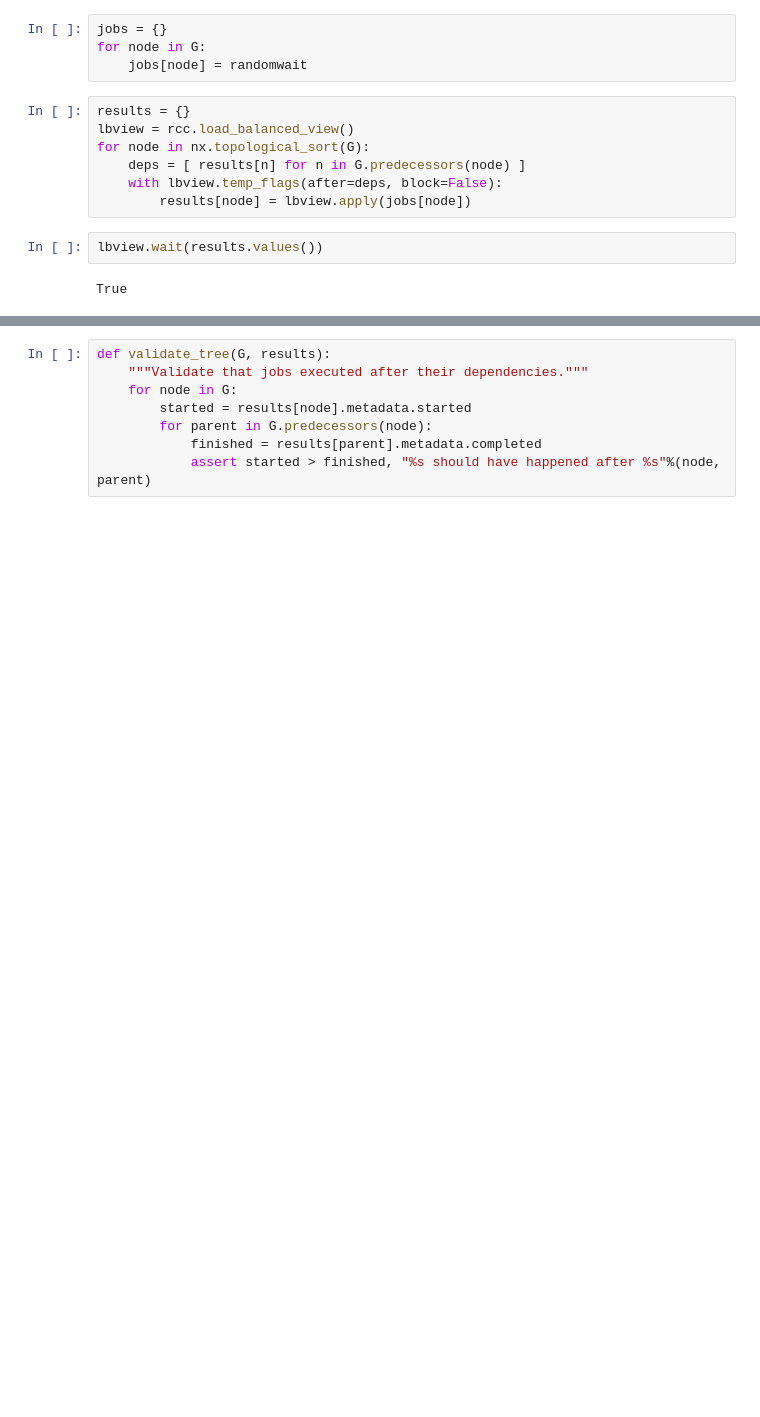
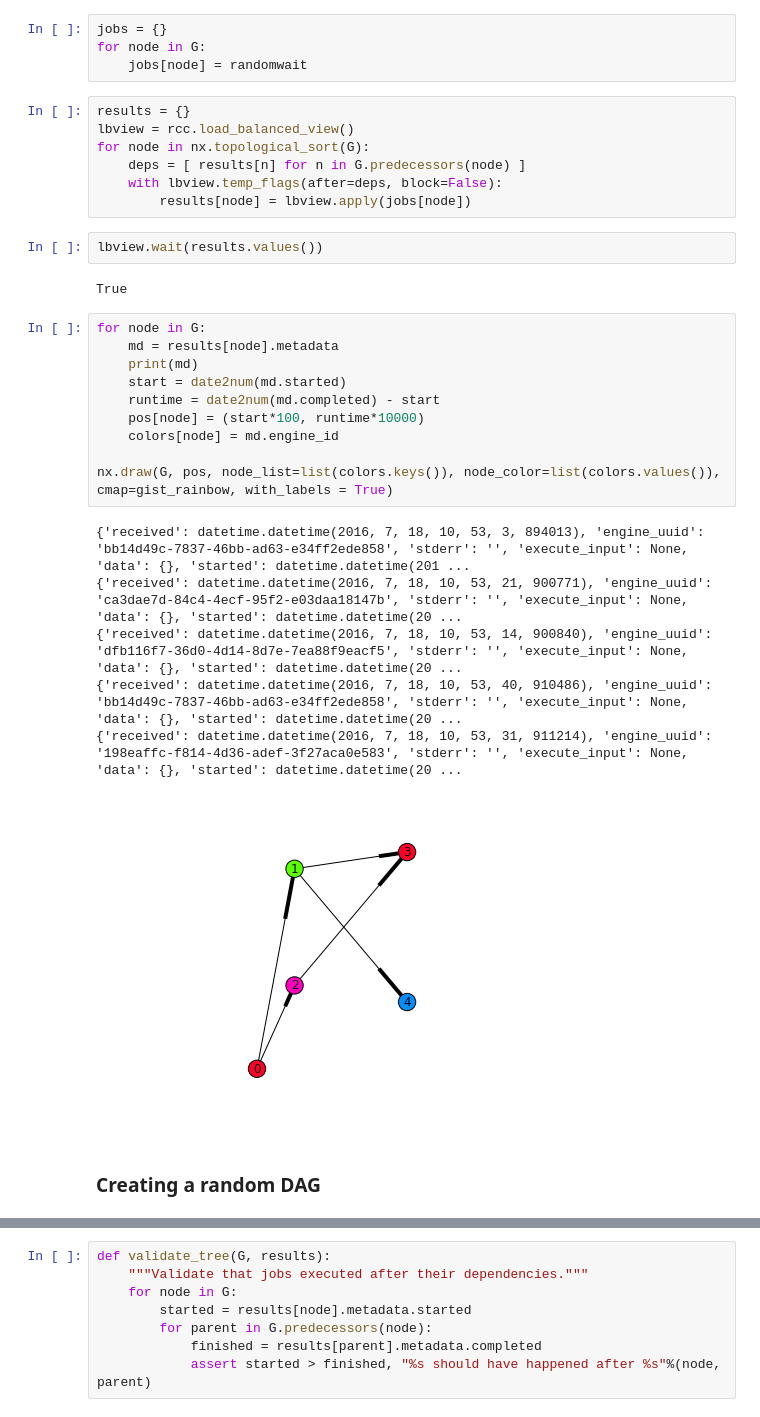
Before and after one commit to hlynch/XSEDE-2016-jupyterhub, a Jupyter notebook: 04_ipyparallel.ipynb, the cells around one changed output, grey strips where cells are left out. Saved outputs shown, nothing was run; the diff lists cells and outputs as text; blank space fills up the shorter version.

```diff
--- a/04_ipyparallel.ipynb
+++ b/04_ipyparallel.ipynb
@@ -441,3 +426,22 @@ for node in nx.topological_sort(G):
 lbview.wait(results.values())
 # %% [output]
 True
+# %%
+for node in G:
+    md = results[node].metadata
+    print(md)
+    start = date2num(md.started)
+    runtime = date2num(md.completed) - start
+    pos[node] = (start*100, runtime*10000)
+    colors[node] = md.engine_id
+
+nx.draw(G, pos, node_list=list(colors.keys()), node_color=list(colors.values()), cmap=gist_rainbow, with_labels = True)
+# %% [output]
+{'received': datetime.datetime(2016, 7, 18, 10, 53, 3, 894013), 'engine_uuid': 'bb14d49c-7837-46bb-ad63-e34ff2ede858', 'stderr': '', 'execute_input': None, 'data': {}, 'started': datetime.datetime(201 ...
+{'received': datetime.datetime(2016, 7, 18, 10, 53, 21, 900771), 'engine_uuid': 'ca3dae7d-84c4-4ecf-95f2-e03daa18147b', 'stderr': '', 'execute_input': None, 'data': {}, 'started': datetime.datetime(20 ...
+{'received': datetime.datetime(2016, 7, 18, 10, 53, 14, 900840), 'engine_uuid': 'dfb116f7-36d0-4d14-8d7e-7ea88f9eacf5', 'stderr': '', 'execute_input': None, 'data': {}, 'started': datetime.datetime(20 ...
+{'received': datetime.datetime(2016, 7, 18, 10, 53, 40, 910486), 'engine_uuid': 'bb14d49c-7837-46bb-ad63-e34ff2ede858', 'stderr': '', 'execute_input': None, 'data': {}, 'started': datetime.datetime(20 ...
+{'received': datetime.datetime(2016, 7, 18, 10, 53, 31, 911214), 'engine_uuid': '198eaffc-f814-4d36-adef-3f27aca0e583', 'stderr': '', 'execute_input': None, 'data': {}, 'started': datetime.datetime(20 ...
+[figure, added]
+# %% [markdown]
+### Creating a random DAG
```
Also changed, not shown: parts of 21 cells of this notebook, 5 other files.
